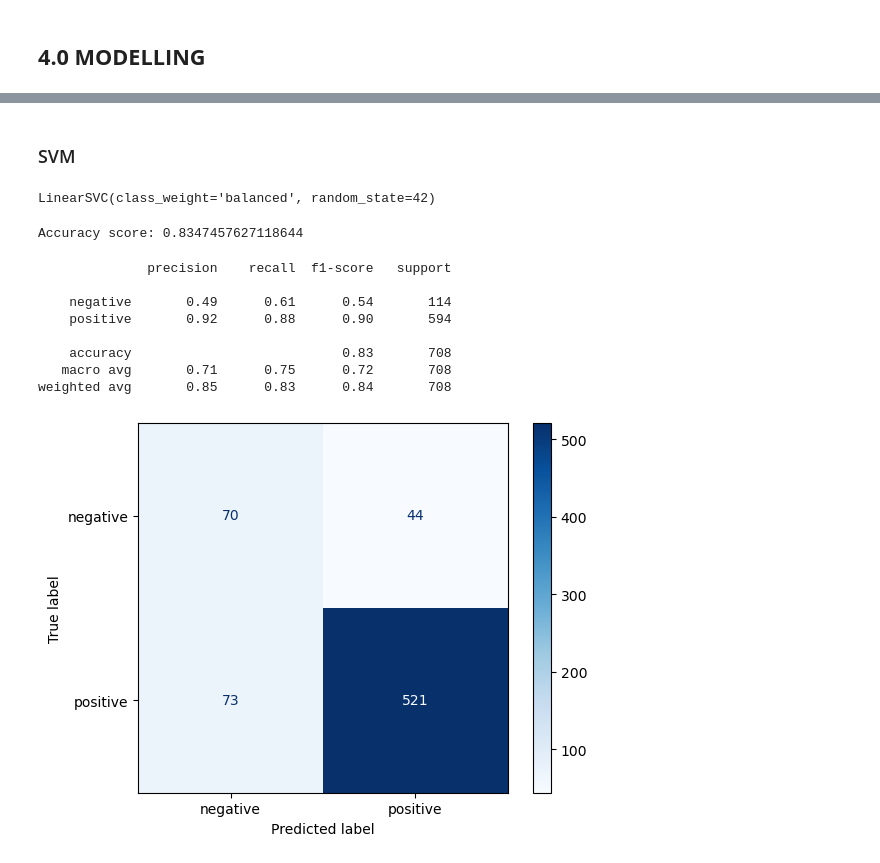
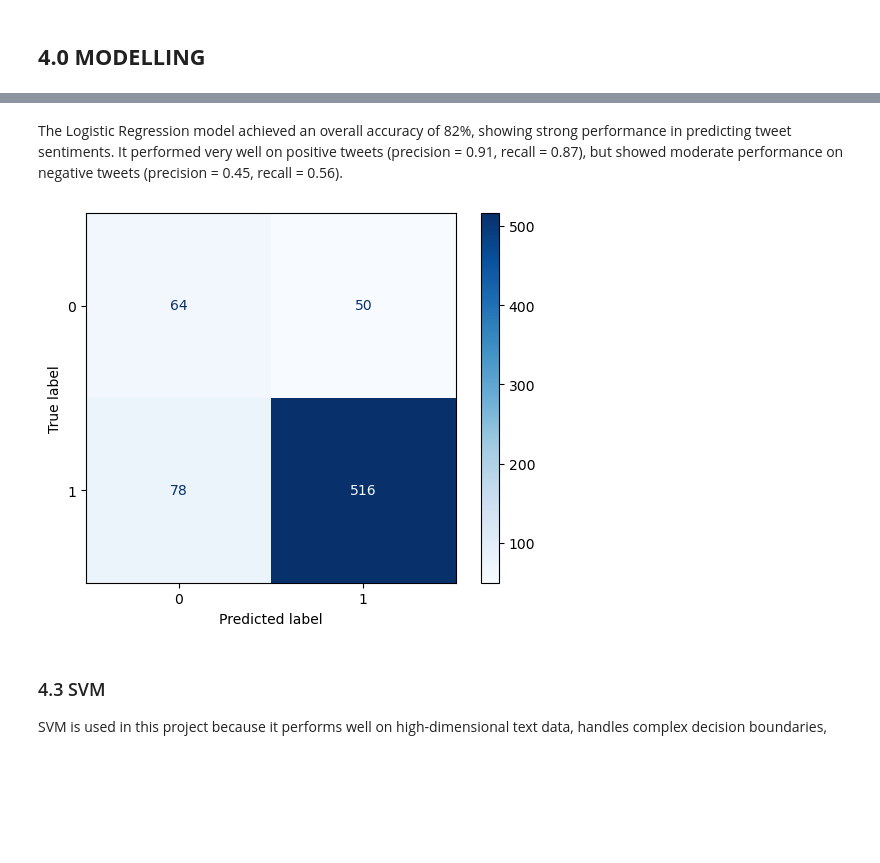
Before and after one commit to zippy345/Tweets_Group_8_project, a Jupyter notebook: sentiments.ipynb, the cells around one changed output, grey strips where cells are left out. Cells and saved outputs as stored; diff of their text form; code cells hidden in the pictures; blank space fills up the shorter version.

```diff
--- a/sentiments.ipynb
+++ b/sentiments.ipynb
@@ -752,0 +683,17 @@ plt.show()
+# %%
+# Create pipeline with Logistic Regression
+lr_pipeline = ImbPipeline([('tfidf', TfidfVectorizer(max_features = 2000,
+                                                     ngram_range = (1, 2),
+                                                     stop_words = 'english',
+                                                     min_df = 2,
+                                                     max_df = 0.95)),
+                           ('smote', SMOTE(random_state = 42)),
+                           ('logistic', LogisticRegression(random_state = 42,
+                                                           max_iter = 1000,
+                                                           class_weight = 'balanced',
+                                                           C = 1.0 ))
+                          ])
+
+
+# Train the pipeline
+lr_pipeline.fit(X_train, y_train)
@@ -752,0 +708,7 @@ plt.show()
+# %%
+# Make predictions
+y_pred_lr = lr_pipeline.predict(X_test)
+
+# Calculate metrics
+acc_score = accuracy_score(y_test, y_pred_lr)
+acc_score
@@ -753,41 +730,13 @@ plt.show()
+# %% [markdown]
+The Logistic Regression model achieved an overall accuracy of 82%, showing strong performance in predicting tweet sentiments.
+It performed very well on positive tweets (precision = 0.91, recall = 0.87), but showed moderate performance on negative tweets (precision = 0.45, recall = 0.56).
+# %%
+# Confusion Matrix
+lr_cm = confusion_matrix(y_test, y_pred_lr)
+disp = ConfusionMatrixDisplay(confusion_matrix = lr_cm, display_labels = lr_pipeline.classes_)
+disp.plot(cmap = plt.cm.Blues);
+# %% [output]
+[figure, added]
 # %% [markdown]
-### SVM
+### 4.3 SVM
+SVM is used in this project because it performs well on high-dimensional text data, handles complex decision boundaries,
-# %%
-from sklearn.svm import LinearSVC
-svm_model = LinearSVC(
-    random_state=42,
-    max_iter=1000,
-    class_weight = 'balanced',
-)
-
-svm_model.fit(X_train_res, y_train_res)
-# %% [output]
-LinearSVC(class_weight='balanced', random_state=42)
-# %%
-# Make predictions
-y_pred_svm = svm_model.predict(X_test_tfidf)
-
-# Calculate metrics
-print("Accuracy score:", accuracy_score(y_test, y_pred_svm))
-# %% [output]
-Accuracy score: 0.8347457627118644
-# %%
-print(classification_report(y_test, y_pred_svm, target_names=['negative', 'positive']))
-# %% [output]
-              precision    recall  f1-score   support
-
-    negative       0.49      0.61      0.54       114
-    positive       0.92      0.88      0.90       594
-
-    accuracy                           0.83       708
-   macro avg       0.71      0.75      0.72       708
-weighted avg       0.85      0.83      0.84       708
-# %%
-# Confussion Matrix
-
-cm_svm = confusion_matrix(y_test, y_pred_svm)
-cm_display = ConfusionMatrixDisplay(cm_svm, display_labels = ['negative', 'positive'])
-cm_display.plot(cmap = 'Blues')
-plt.show()
-# %% [output]
-[figure, removed]
```
Also changed, not shown: parts of 82 cells of this notebook.
